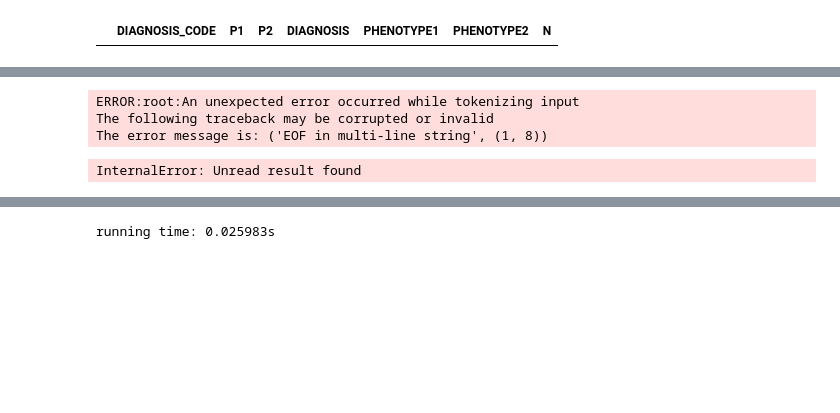
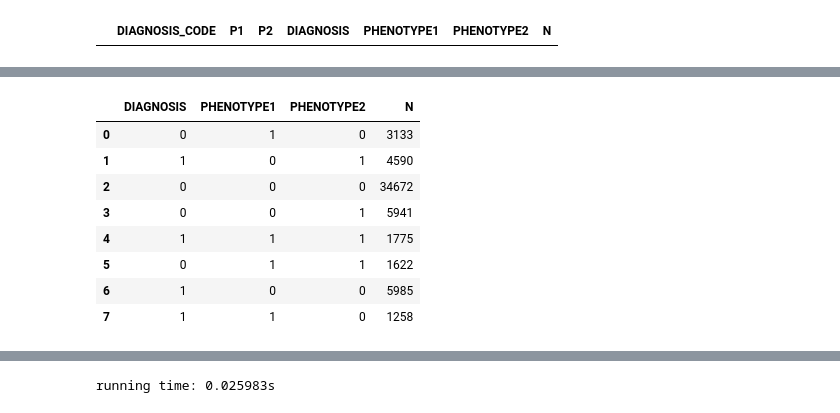
Before and after one commit to TheJacksonLaboratory/MIMIC_HPO, a Jupyter notebook: src/main/resources/mutual_info.ipynb, the cells around one changed output, grey strips where cells are left out. Drawn from its saved outputs; the diff is of its cells as text; code cells hidden in the pictures; blank space fills up the shorter version.

```diff
--- a/src/main/resources/mutual_info.ipynb
+++ b/src/main/resources/mutual_info.ipynb
@@ -723,3 +723,13 @@ An improved Algorithm:
             For Phenotype 2 in Set (After Phenotype 1):
                 Create a jointed table with (SUBJECT_ID, HADM_ID, DIAGNOSIS, PHENOTYPE1, PHENOTYPE 2)
                 Count after group by (Diagnosis, Phenotype 1, Phenotype 2), output this table to python (Add name of Phenotype 1 and Phenotype 2)
+# %%
+def diagnosis_set():
+    diagnosis_count = pd.read_sql_query("SELECT SUBJECT_ID, HADM_ID, \
+        CASE \
+        WHEN(ICD9_CODE LIKE 'V%') THEN SUBSTRING(ICD9_CODE, 1, 3) \
+        WHEN(ICD9_CODE LIKE 'E%') THEN SUBSTRING(ICD9_CODE, 1, 4) \
+        ELSE SUBSTRING(ICD9_CODE, 1, 3) END AS ICD9 \
+        FROM DIAGNOSES_ICD", mydb)
+    diagnosisSet = diagnosis_count.drop_duplicates().groupby('ICD9').size().sort_values(ascending=False)
+    return diagnosisSet
@@ -866,7 +909,21 @@ summary_statistics
+# %%
+createDiagnosisTable(diagnosis='428')
+diagnosisAndPhenotype1(phenotype='HP:0025547')
+diagnosisAndPhenotype2(phenotype='HP:0003259')
+# %% [output]
+|  | DIAGNOSIS | PHENOTYPE1 | PHENOTYPE2 | N |
+| 0 | 0 | 1 | 0 | 3133 |
+| 1 | 1 | 0 | 1 | 4590 |
+| 2 | 0 | 0 | 0 | 34672 |
+| 3 | 0 | 0 | 1 | 5941 |
+| 4 | 1 | 1 | 1 | 1775 |
+| 5 | 0 | 1 | 1 | 1622 |
+| 6 | 1 | 0 | 0 | 5985 |
+| 7 | 1 | 1 | 0 | 1258 |
 # %%
 def iterate_all_brutal_v2():
-    summary_statistics =
-    pd.DataFrame(data={'DIAGNOSIS_CODE':[],
+    diagnosisSet = diagnosis_set()
+    summary_statistics = pd.DataFrame(data={'DIAGNOSIS_CODE':[],
                        'P1':[],
                        'P2':[],
                        'DIAGNOSIS':[],
@@ -881,24 +938,17 @@ def iterate_all_brutal_v2():
         #/*This is abnormal phenotypes. It is possible that one */
             createDiagnosisTable(diagnosis)
             pl = phenolist(diagnosis)
-            phenoSet = pl[pl['N'] > 10].MAP_TO
-                # compute the mutual information of each phenotype and diagnosis
-                for i in np.arange(len(phenoSet)):
-                    phenotype1 = phenoSet[i]
-                    diagnosisAndPhenotype1(phenotype1)
-                    for j in np.arange(i + 1, len(phenoSet)):
-                        phenotype2 = phenoSet[j]
-                        result = diagnosisAndPhenotype2(phenotype)
-                        result['DIAGNOSIS_CODE']= diagnosis
-                        result['P1'] = phenotype1
-                        result['P2'] = phenotype2
-                        summary_statistics.append(result)
-
+            phenoSet = pl[pl['N'] > 1000].reset_index().MAP_TO
+            # compute the mutual information of each phenotype and diagnosis
+            for i in np.arange(len(phenoSet)):
+                phenotype1 = phenoSet[i]
+                diagnosisAndPhenotype1(phenotype1)
+                for j in np.arange(i + 1, len(phenoSet)):
+                    phenotype2 = phenoSet[j]
+                    result = diagnosisAndPhenotype2(phenotype2)
+                    result['DIAGNOSIS_CODE']= diagnosis
+                    result['P1'] = phenotype1
+                    result['P2'] = phenotype2
+                    summary_statistics = summary_statistics.append(result)
+                    print('finishing phenotype1 ={}, phenotype2={}'.format(phenotype1, phenotype2))
     return summary_statistics
-
-iterate_all_brutal_v2()
-# %% [output]
-ERROR:root:An unexpected error occurred while tokenizing input
-The following traceback may be corrupted or invalid
-The error message is: ('EOF in multi-line string', (1, 8))
-InternalError: Unread result found
```
Also changed, not shown: parts of 19 cells of this notebook.
